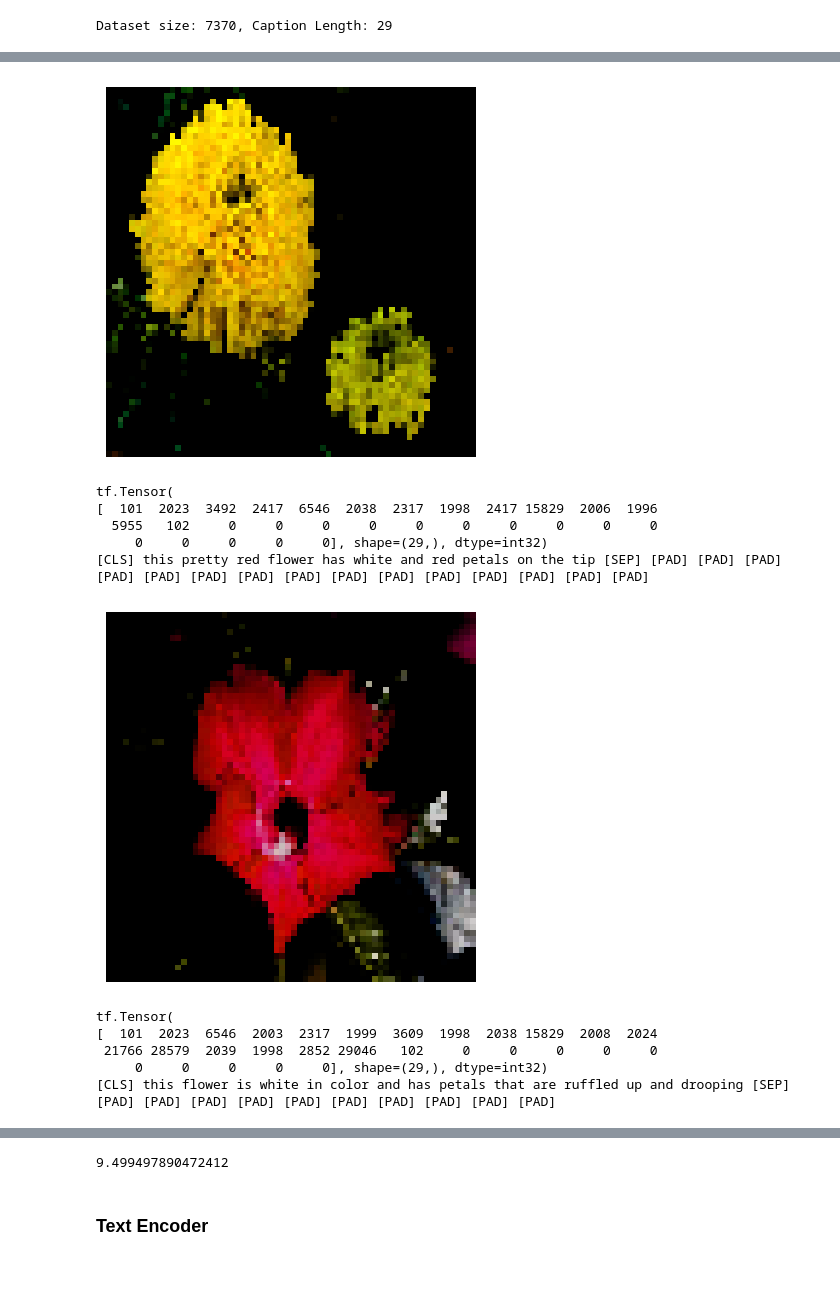
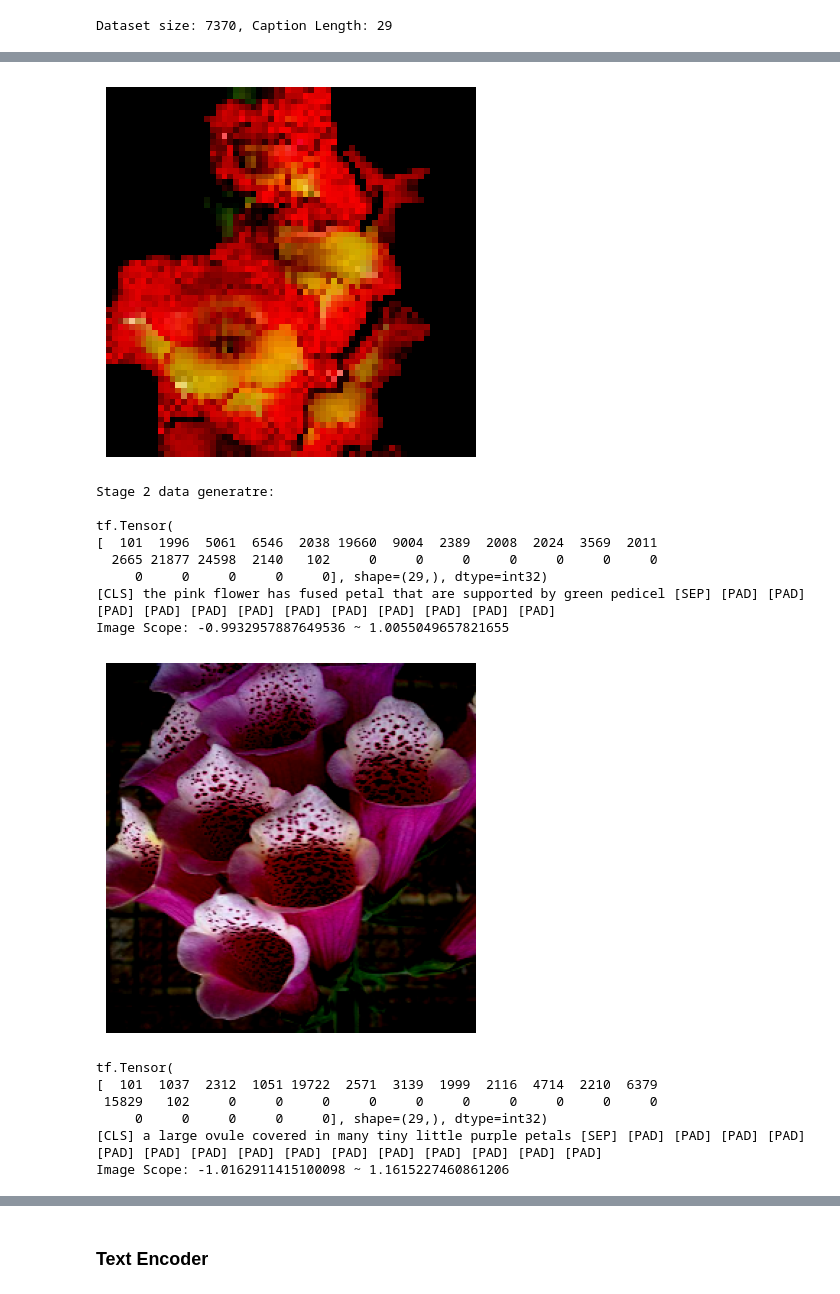
Before and after one commit to DLDaLao2/DeepLearningCups, a Jupyter notebook: Cup3/Cup3.ipynb, the cells around one changed output, grey strips where cells are left out. Drawn from its saved outputs; the diff is of its cells as text; code cells hidden in the pictures.

```diff
--- a/Cup3/Cup3.ipynb
+++ b/Cup3/Cup3.ipynb
@@ -251,43 +243,66 @@ def dataset_generator(filenames, batch_size, data_generator):
 # %%
 hparas = {
     'MAX_SEQ_LENGTH': 20,                     # maximum sequence length
-    'EMBED_DIM': 256,                         # word embedding dimension
+    'EMBED_DIM': 128,                         # word embedding dimension
     'VOCAB_SIZE': len(word2Id_dict),          # size of dictionary of captions
     'RNN_HIDDEN_SIZE': 128,                   # number of RNN neurons
-    'Z_DIM': 512,                             # random noise z dimension
-    'DENSE_DIM': 256,                         # number of neurons in dense layer
+    'Z_DIM': 128,                             # random noise z dimension
+    'DENSE_DIM': 1024,                         # number of neurons in dense layer
     'IMAGE_SIZE': [64, 64, 3],                # render image size
     'BATCH_SIZE': 64,
-    'LR': 2e-4,                               # TODO: origin LR is 1e-4
+    'LR': 1e-4,
     'LR_DECAY': 0.5,
     'BETA_1': 0.5,
-    'N_EPOCH': 600,
+    'N_EPOCH': 100,
     'N_SAMPLE': num_training_sample,          # size of training data
     'CHECKPOINTS_DIR': './checkpoints/demo',  # checkpoint path
-    'PRINT_FREQ': 10,                         # printing frequency of loss
-    'CRITIC': 5                               # the number of iterations of the critic per generator iteration
+    'PRINT_FREQ': 5,                         # printing frequency of loss
+    'PRINT_FREQ_2': 5,
+    'CRITIC_1': 5,                            # the number of iterations of the critic per generator iteration
+    'CRITIC_2': 5
 }
 # %%
-dataset = dataset_generator(data_path + '/text2ImgData.pkl', hparas['BATCH_SIZE'], training_data_generator)
+# dataset = dataset_generator(data_path + '/text2ImgData.pkl', hparas['BATCH_SIZE'], training_data_generator)
+dataset_stage1, dataset_stage2 = dataset_generator(data_path + '/text2ImgData.pkl', hparas['BATCH_SIZE'])
 # %% [output]
 Dataset size: 7370, Caption Length: 29
 # %%
 # Check result
 import time
+
+print("Stage 1 data generate: ")
 count = 0
-start_time = time.time()
-for idx, (image_batch, caption_batch) in enumerate(dataset):
+for idx, (image_batch, caption_batch) in enumerate(dataset_stage1):
     for image, caption in zip(image_batch, caption_batch):
         # print(caption.numpy().decode('utf-8'))
+        print()
         print(caption)
         print(tokenizer.decode(caption))
-        image = np.clip(image.numpy(), 0, 1)
+        image = image.numpy()
+        print(f"Image Scope: {np.min(image)} ~ {np.max(image)}")
+        image = np.clip(image, 0, 1)
         plt.imshow(image)
         plt.axis('off')
         plt.show()
         count += 1
         break
-    if(count == 4): break
-end_time = time.time()
-print(end_time - start_time)
+    if(count == 2): break
+
+print("Stage 2 data generatre: ")
+count = 0
+for idx, (image_batch, caption_batch) in enumerate(dataset_stage2):
+    for image, caption in zip(image_batch, caption_batch):
+        # print(caption.numpy().decode('utf-8'))
+        print()
+        print(caption)
+        print(tokenizer.decode(caption))
+        image = image.numpy()
+        print(f"Image Scope: {np.min(image)} ~ {np.max(image)}")
+        image = np.clip(image, 0, 1)
+        plt.imshow(image)
+        plt.axis('off')
+        plt.show()
+        count += 1
+        break
+    if(count == 2): break
 # %% [output]
@@ -305,12 +324,16 @@ tf.Tensor(
-[figure, old version]
+[figure, new version]
+Stage 2 data generatre:
+
 tf.Tensor(
-[  101  2023  3492  2417  6546  2038  2317  1998  2417 15829  2006  1996
-  5955   102     0     0     0     0     0     0     0     0     0     0
+[  101  1996  5061  6546  2038 19660  9004  2389  2008  2024  3569  2011
+  2665 21877 24598  2140   102     0     0     0     0     0     0     0
      0     0     0     0     0], shape=(29,), dtype=int32)
-[CLS] this pretty red flower has white and red petals on the tip [SEP] [PAD] [PAD] [PAD] [PAD] [PAD] [PAD] [PAD] [PAD] [PAD] [PAD] [PAD] [PAD] [PAD] [PAD] [PAD]
+[CLS] the pink flower has fused petal that are supported by green pedicel [SEP] [PAD] [PAD] [PAD] [PAD] [PAD] [PAD] [PAD] [PAD] [PAD] [PAD] [PAD] [PAD]
+Image Scope: -0.9932957887649536 ~ 1.0055049657821655
-[figure, old version]
+[figure, new version]
 tf.Tensor(
-[  101  2023  6546  2003  2317  1999  3609  1998  2038 15829  2008  2024
- 21766 28579  2039  1998  2852 29046   102     0     0     0     0     0
+[  101  1037  2312  1051 19722  2571  3139  1999  2116  4714  2210  6379
+ 15829   102     0     0     0     0     0     0     0     0     0     0
      0     0     0     0     0], shape=(29,), dtype=int32)
-[CLS] this flower is white in color and has petals that are ruffled up and drooping [SEP] [PAD] [PAD] [PAD] [PAD] [PAD] [PAD] [PAD] [PAD] [PAD] [PAD]
+[CLS] a large ovule covered in many tiny little purple petals [SEP] [PAD] [PAD] [PAD] [PAD] [PAD] [PAD] [PAD] [PAD] [PAD] [PAD] [PAD] [PAD] [PAD] [PAD] [PAD]
+Image Scope: -1.0162911415100098 ~ 1.1615227460861206
@@ -318,3 +341,2 @@ tf.Tensor(
-9.499497890472412
 # %% [markdown]
 ### Text Encoder
```
Also changed, not shown: parts of 53 cells of this notebook.
